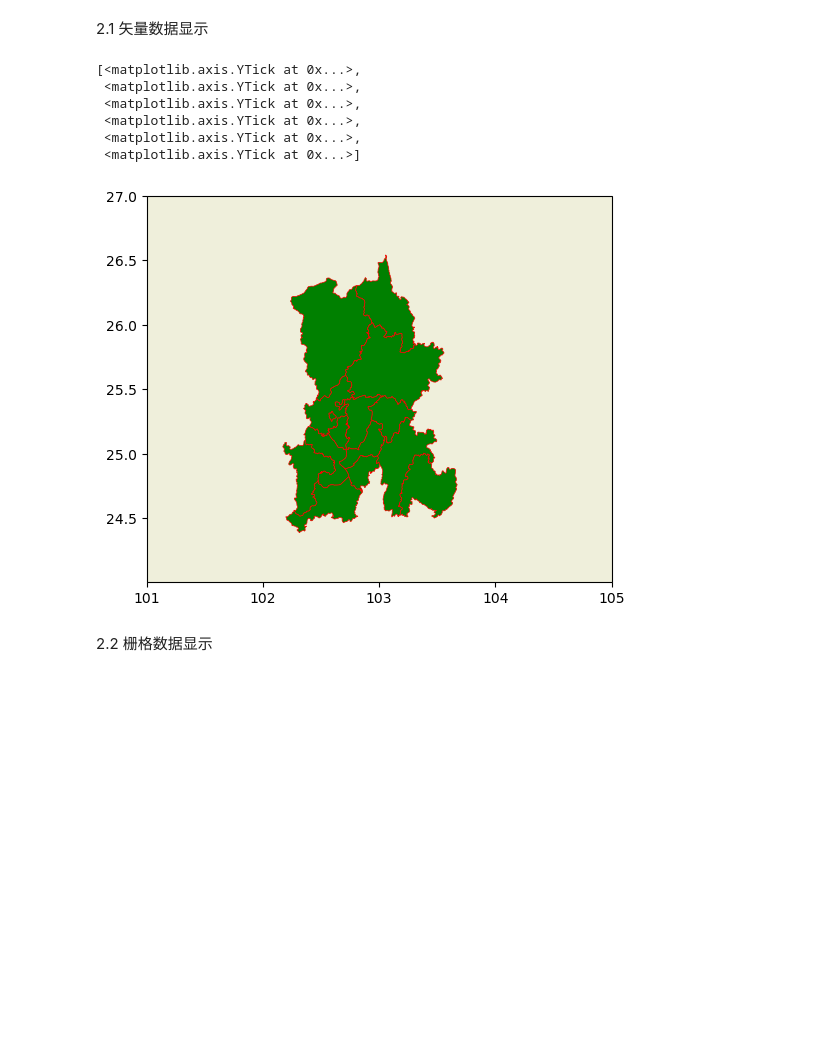
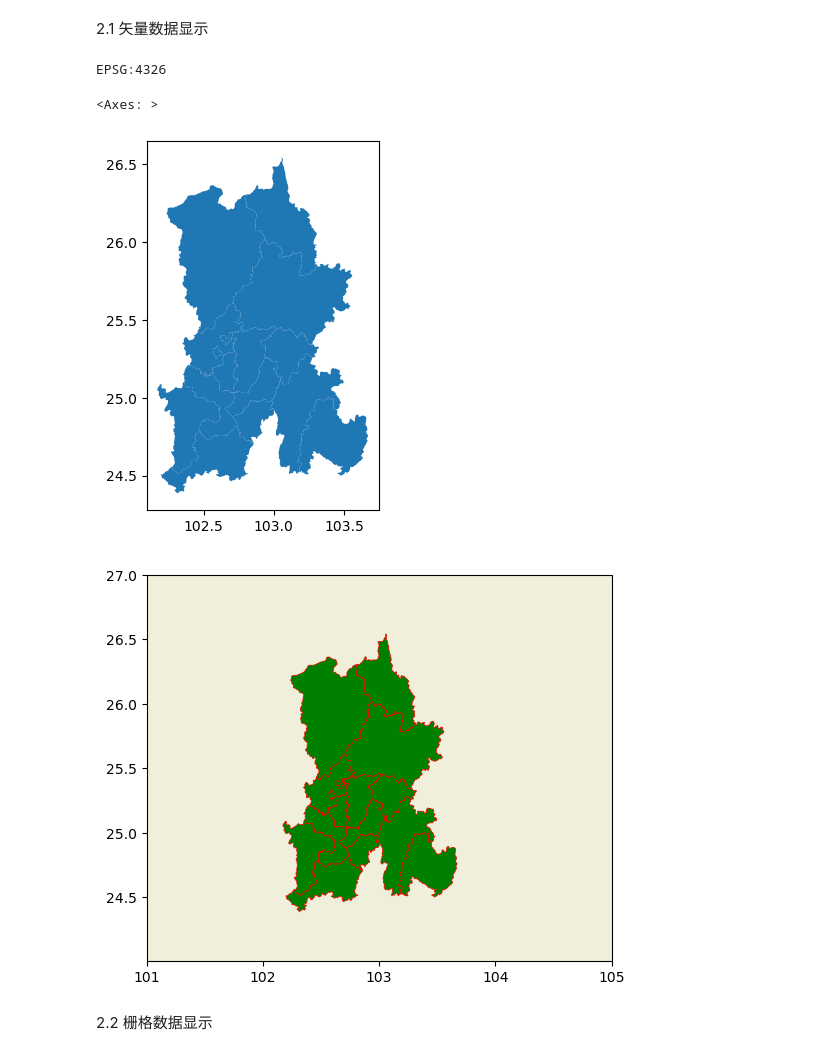
Before and after one commit to xinluo2018/open-source-gis-course, a Jupyter notebook: 第6章-GIS数据处理高级Python库-8课时/2_3_cartopy.ipynb, the cells around one changed output. Cells and saved outputs as stored; diff of their text form; code cells hidden in the pictures; blank space fills up the shorter version.

```diff
--- a/第6章-GIS数据处理高级Python库-8课时/2_3_cartopy.ipynb
+++ b/第6章-GIS数据处理高级Python库-8课时/2_3_cartopy.ipynb
@@ -85,21 +81,24 @@ kunming_gpd = gpd.read_file(path_kunming)
+# %%
+### 常规可视化方式
+kunming_gpd = gpd.read_file(path_kunming)
+print(kunming_gpd.crs)
+kunming_gpd.plot()  ## 相比gpd.plot()具有更多的功能
+# %% [output]
+EPSG:4326
+<Axes: >
+[figure, added]
 # %%
 proj = ccrs.PlateCarree()
 fig = plt.figure(figsize=(6,6))
+ax_geo = fig.add_subplot(111, projection=proj)  ## 注意ax_geo创建方式。
 x_ticks = [101, 102, 103, 104, 105]
 y_ticks = [24.5, 25, 25.5, 26, 26.5, 27]
-ax_geo = fig.add_subplot(111, projection=proj)
 ax_geo.set_extent([101, 105, 24, 27])
 ax_geo.add_feature(cfeat.LAND)
 kunming_gpd.plot(ax=ax_geo, facecolor='green', edgecolor = 'red', linewidth=0.5)
-ax_geo.set_xticks(x_ticks)
-ax_geo.set_yticks(y_ticks)
+ax_geo.set_xticks(x_ticks);
+ax_geo.set_yticks(y_ticks);
 # %% [output]
-[<matplotlib.axis.YTick at 0x...>,
- <matplotlib.axis.YTick at 0x...>,
- <matplotlib.axis.YTick at 0x...>,
- <matplotlib.axis.YTick at 0x...>,
- <matplotlib.axis.YTick at 0x...>,
- <matplotlib.axis.YTick at 0x...>]
 [figure]
 # %% [markdown]
 2.2 栅格数据显示
```
Also changed, not shown: parts of 11 cells of this notebook, 6 other files.
